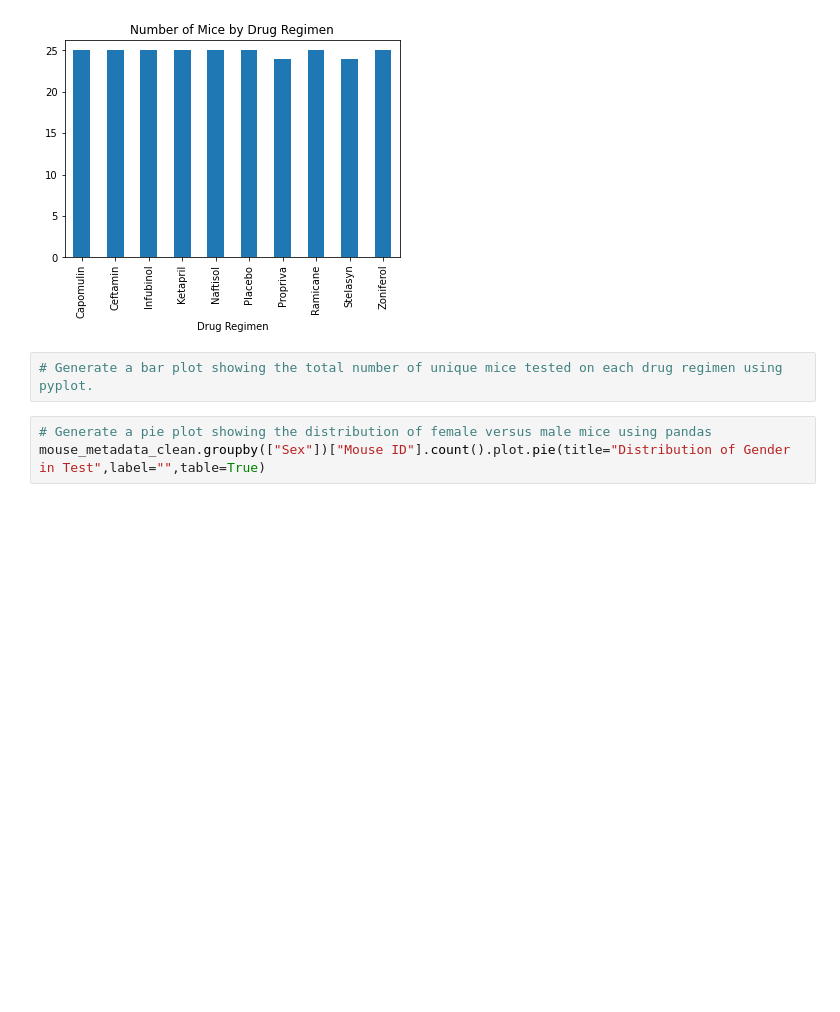
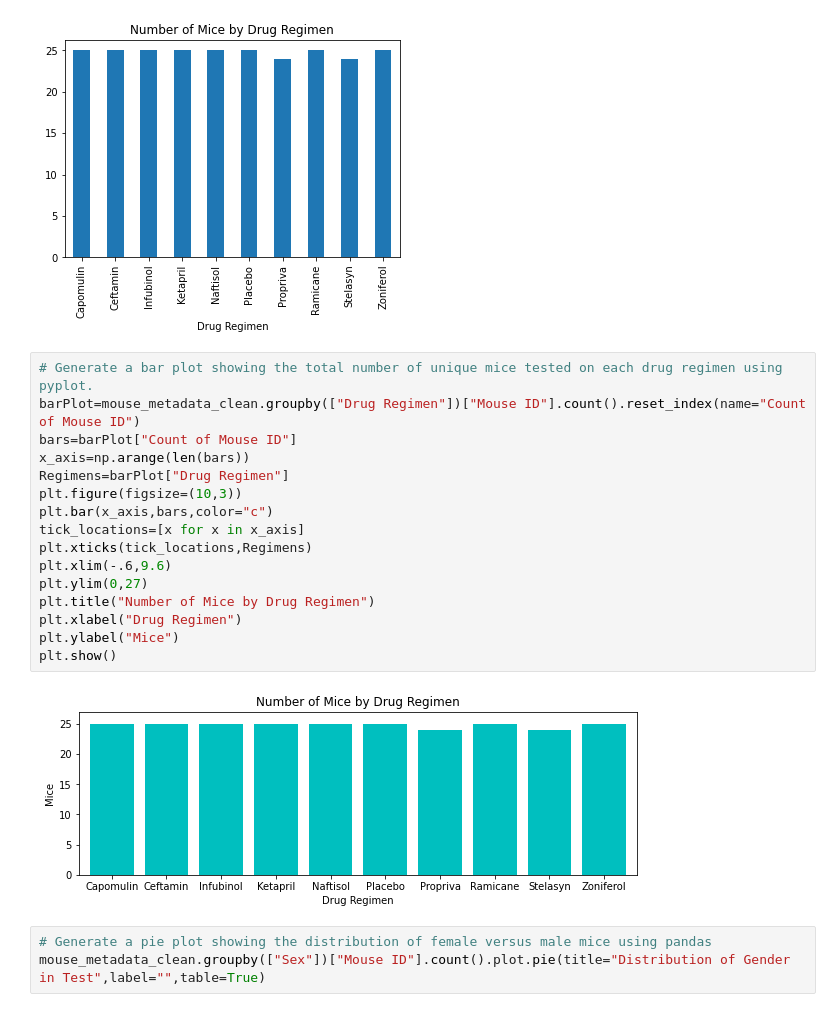
Before and after one commit to JoeKell/PharmaceuticalDataPlots, a Jupyter notebook: Pymaceuticals/pymaceuticals_final.ipynb, the cells around one changed output. Drawn from its saved outputs; the diff is of its cells as text; blank space fills up the shorter version.

Commit message:
Finished Matplotlib bar chart.

```diff
--- a/Pymaceuticals/pymaceuticals_final.ipynb
+++ b/Pymaceuticals/pymaceuticals_final.ipynb
@@ -138,8 +139,24 @@ mouse_metadata_clean.groupby(["Drug Regimen"])["Mouse ID"].count().reset_index(n
 # %% [output]
 <matplotlib.axes._subplots.AxesSubplot at 0x...>
 [figure]
-# %%
-# Generate a bar plot showing the total number of unique mice tested on each drug regimen using pyplot.
+# %%
+# Generate a bar plot showing the total number of unique mice tested on each drug regimen using pyplot.
+barPlot=mouse_metadata_clean.groupby(["Drug Regimen"])["Mouse ID"].count().reset_index(name="Count of Mouse ID")
+bars=barPlot["Count of Mouse ID"]
+x_axis=np.arange(len(bars))
+Regimens=barPlot["Drug Regimen"]
+plt.figure(figsize=(10,3))
+plt.bar(x_axis,bars,color="c")
+tick_locations=[x for x in x_axis]
+plt.xticks(tick_locations,Regimens)
+plt.xlim(-.6,9.6)
+plt.ylim(0,27)
+plt.title("Number of Mice by Drug Regimen")
+plt.xlabel("Drug Regimen")
+plt.ylabel("Mice")
+plt.show()
+# %% [output]
+[figure, added]
 # %%
 # Generate a pie plot showing the distribution of female versus male mice using pandas
 mouse_metadata_clean.groupby(["Sex"])["Mouse ID"].count().plot.pie(title="Distribution of Gender in Test",label="",table=True)
```
Also changed, not shown: parts of 1 cell of this notebook.
